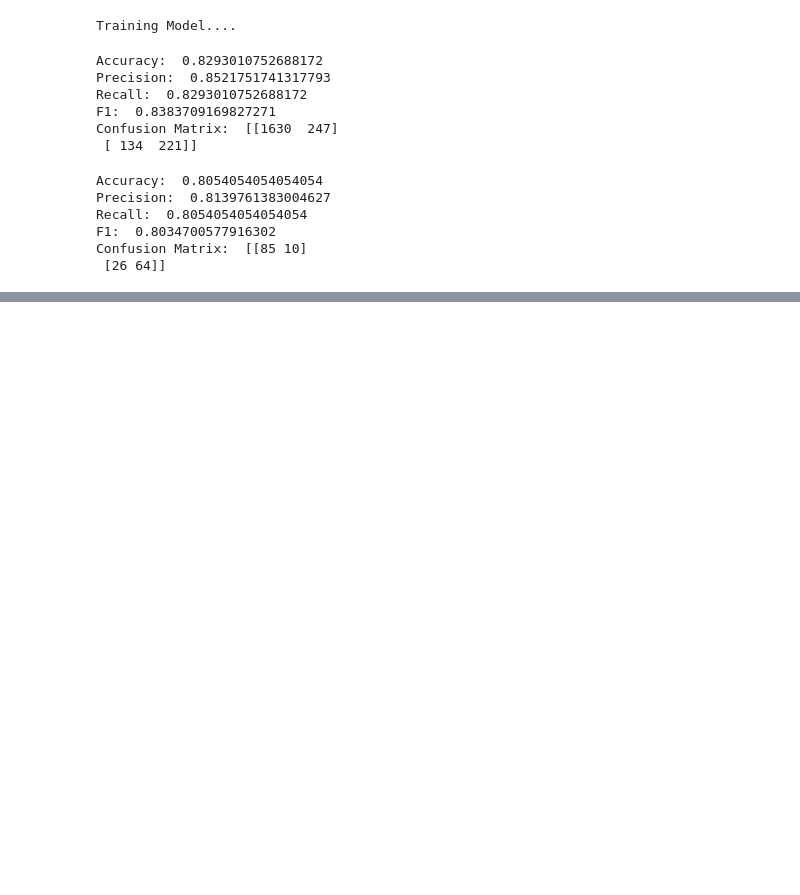
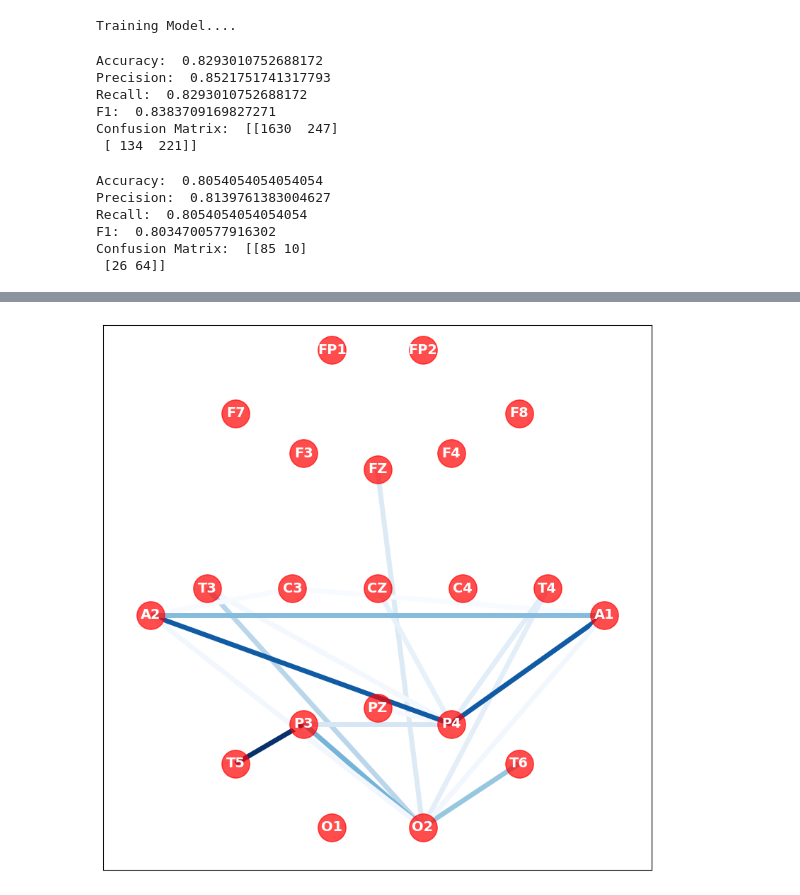
Before and after one commit to mhmdrdwn/EEG-Graph, a Jupyter notebook: graph_gcn_nmt_normal_abnormal.ipynb, the cells around one changed output, grey strips where cells are left out. Saved outputs shown, nothing was run; the diff lists cells and outputs as text; code cells hidden in the pictures; blank space fills up the shorter version.

```diff
--- a/graph_gcn_nmt_normal_abnormal.ipynb
+++ b/graph_gcn_nmt_normal_abnormal.ipynb
@@ -1003,0 +1100,17 @@ KeyboardInterrupt:
+# %%
+# electrode positions for the graph nodes
+# based on the international 10-20 system
+node_positions = {'FP1': (-0.4, 0.45), 'FP2': (0.4, 0.45),
+                  'F7': (-1.25, 0.33), 'F3': (-0.65, 0.255),
+                  'FZ': (0.0, 0.225), 'F4': (0.65, 0.255),
+                  'F8': (1.25, 0.33), 'T3': (-1.5, 0.0),
+                  'C3': (-0.75, 0.0), 'CZ': (0.0, 0.0),
+                  'C4': (0.75, 0.0), 'T4': (1.5, 0.0),
+                  'T5': (-1.25, -0.33), 'P3': (-0.65, -0.255),
+                  'PZ': (0.0, -0.225), 'P4': (0.65, -0.255),
+                  'T6': (1.25, -0.33), 'O1': (-0.4, -0.45),
+                  'O2': (0.4, -0.45),  'A1': (2.0, -0.05),
+                  'A2': (-2.0, -0.05)
+                 }
+
+nodelist = node_positions.keys()
@@ -1003,0 +1166,22 @@ KeyboardInterrupt:
+# %%
+from scipy.stats import iqr
+int_mask = int_mask*-1
+mask_values = int_mask.max()*0.7
+X = nx.Graph()
+X.add_nodes_from(node_positions.keys())
+
+for n, p in node_positions.items():
+    X.nodes[n]['pos'] = p
+
+for i, ch1 in enumerate(ch_names):
+    for j, ch2 in enumerate(ch_names):
+        if mask[i, j] > mask_values:
+            if i != j:
+                X.add_edge(ch1, ch2, weight=mask[i, j])
+
+fig, ax = plt.subplots(figsize=(10,10))
+
+plot_graph(X, ax, add_edge_labels=False)
+fig.savefig("sub2_int_mask_0_7.pdf", bbox_inches='tight')
+# %% [output]
+[figure, added]
```
Also changed, not shown: parts of 16 cells of this notebook.
